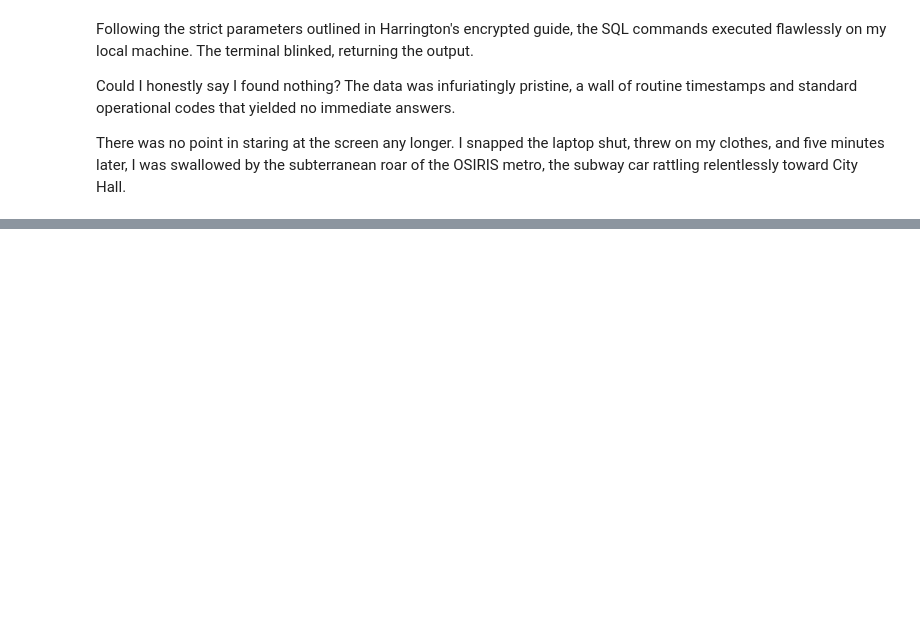
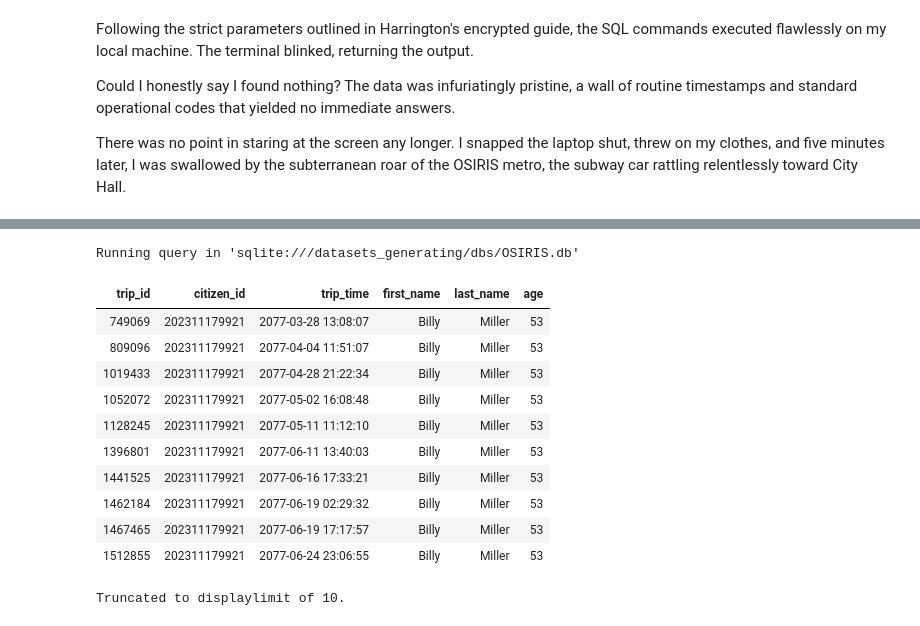
Before and after one commit to Zeyu-Xie/The-4th-Prompt-A-SQL-Investigation, a Jupyter notebook: story.ipynb, the cells around one changed output, grey strips where cells are left out. Cells and saved outputs as stored; diff of their text form; code cells hidden in the pictures; blank space fills up the shorter version.

```diff
--- a/story.ipynb
+++ b/story.ipynb
@@ -73,0 +358,31 @@ There was no point in staring at the screen any longer. I snapped the laptop shu
+# %%
+%%sql
+
+SELECT
+    taxi_logs.trip_id,
+    taxi_logs.citizen_id,
+    taxi_logs.trip_time,
+    citizens.first_name AS first_name,
+    citizens.last_name AS last_name,
+    citizens.age AS age
+FROM
+    taxi_logs
+    LEFT JOIN citizens ON taxi_logs.citizen_id = citizens.id
+WHERE
+    first_name = 'Billy'
+    AND last_name = 'Miller'
+    AND age = 53;
+# %% [output]
+Running query in 'sqlite:///datasets_generating/dbs/OSIRIS.db'
+| trip_id | citizen_id | trip_time | first_name | last_name | age |
+| 749069 | 202311179921 | 2077-03-28 13:08:07 | Billy | Miller | 53 |
+| 809096 | 202311179921 | 2077-04-04 11:51:07 | Billy | Miller | 53 |
+| 1019433 | 202311179921 | 2077-04-28 21:22:34 | Billy | Miller | 53 |
+| 1052072 | 202311179921 | 2077-05-02 16:08:48 | Billy | Miller | 53 |
+| 1128245 | 202311179921 | 2077-05-11 11:12:10 | Billy | Miller | 53 |
+| 1396801 | 202311179921 | 2077-06-11 13:40:03 | Billy | Miller | 53 |
+| 1441525 | 202311179921 | 2077-06-16 17:33:21 | Billy | Miller | 53 |
+| 1462184 | 202311179921 | 2077-06-19 02:29:32 | Billy | Miller | 53 |
+| 1467465 | 202311179921 | 2077-06-19 17:17:57 | Billy | Miller | 53 |
+| 1512855 | 202311179921 | 2077-06-24 23:06:55 | Billy | Miller | 53 |
+Truncated to displaylimit of 10.
```
Also changed, not shown: parts of 62 cells of this notebook, 2 other files.
